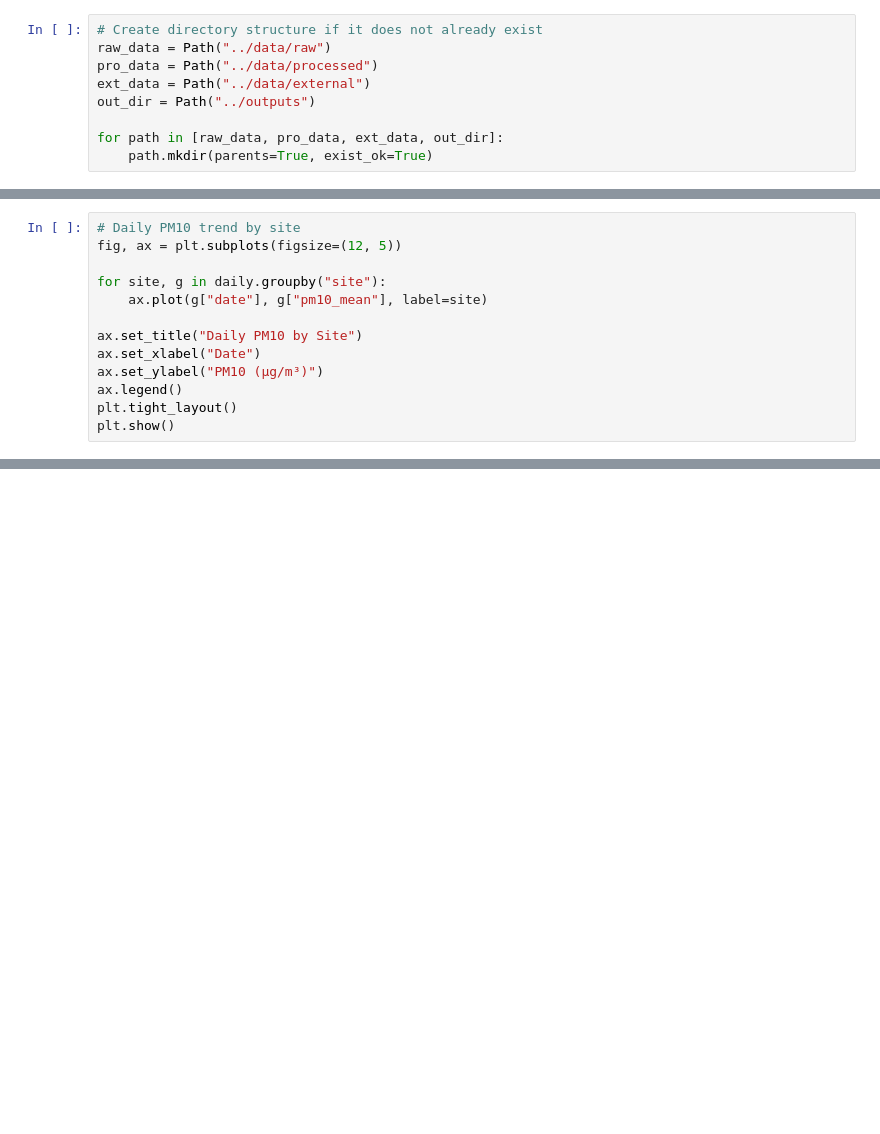
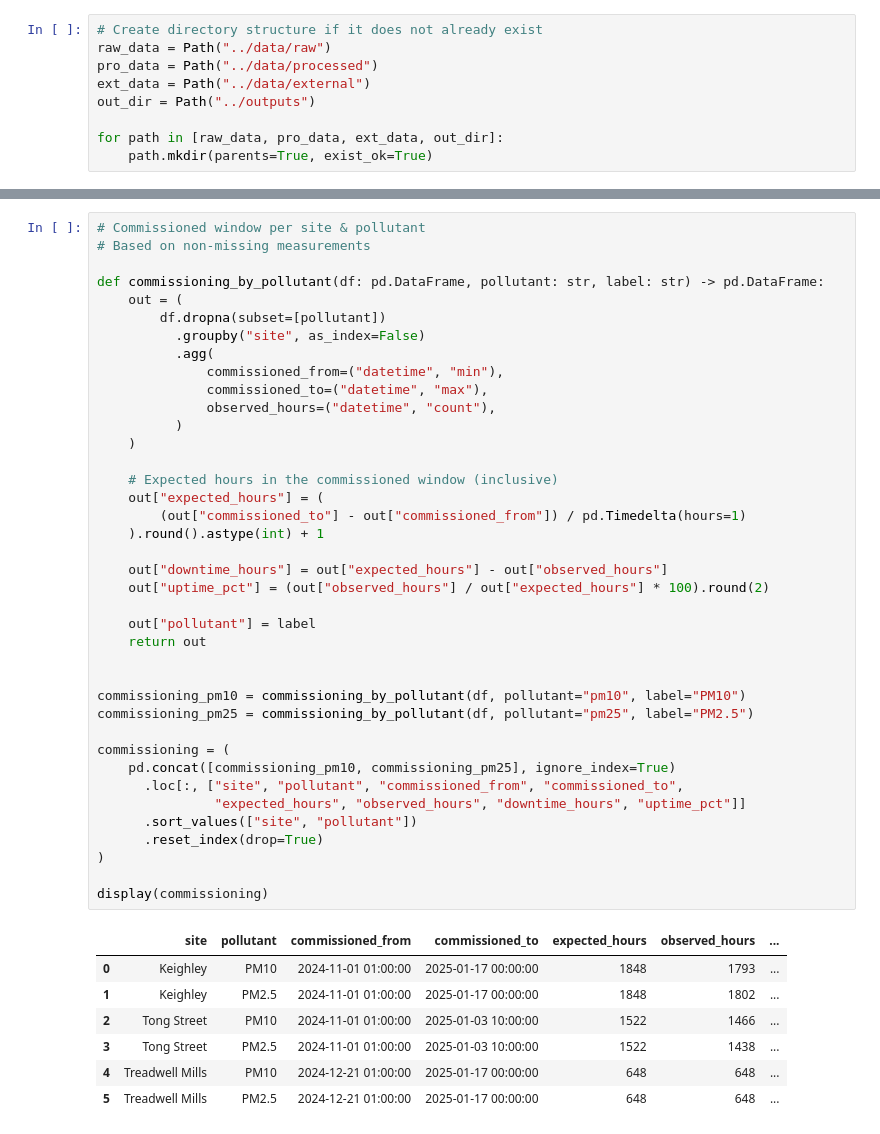
Before and after one commit to sayo2rule/bradford-air-quality-hdrc, a Jupyter notebook: notebooks/air_quality_analysis.ipynb, the cells around one changed output, grey strips where cells are left out. Saved outputs shown, nothing was run; the diff lists cells and outputs as text; blank space fills up the shorter version.

```diff
--- a/notebooks/air_quality_analysis.ipynb
+++ b/notebooks/air_quality_analysis.ipynb
@@ -664,13 +61,0 @@ plt.show()
-# %%
-# Daily PM10 trend by site
-fig, ax = plt.subplots(figsize=(12, 5))
-
-for site, g in daily.groupby("site"):
-    ax.plot(g["date"], g["pm10_mean"], label=site)
-
-ax.set_title("Daily PM10 by Site")
-ax.set_xlabel("Date")
-ax.set_ylabel("PM10 (µg/m³)")
-ax.legend()
-plt.tight_layout()
-plt.show()
@@ -843,0 +181,47 @@ One-liner to say aloud:
+# %%
+# Commissioned window per site & pollutant
+# Based on non-missing measurements
+
+def commissioning_by_pollutant(df: pd.DataFrame, pollutant: str, label: str) -> pd.DataFrame:
+    out = (
+        df.dropna(subset=[pollutant])
+          .groupby("site", as_index=False)
+          .agg(
+              commissioned_from=("datetime", "min"),
+              commissioned_to=("datetime", "max"),
+              observed_hours=("datetime", "count"),
+          )
+    )
+
+    # Expected hours in the commissioned window (inclusive)
+    out["expected_hours"] = (
+        (out["commissioned_to"] - out["commissioned_from"]) / pd.Timedelta(hours=1)
+    ).round().astype(int) + 1
+
+    out["downtime_hours"] = out["expected_hours"] - out["observed_hours"]
+    out["uptime_pct"] = (out["observed_hours"] / out["expected_hours"] * 100).round(2)
+
+    out["pollutant"] = label
+    return out
+
+
+commissioning_pm10 = commissioning_by_pollutant(df, pollutant="pm10", label="PM10")
+commissioning_pm25 = commissioning_by_pollutant(df, pollutant="pm25", label="PM2.5")
+
+commissioning = (
+    pd.concat([commissioning_pm10, commissioning_pm25], ignore_index=True)
+      .loc[:, ["site", "pollutant", "commissioned_from", "commissioned_to",
+               "expected_hours", "observed_hours", "downtime_hours", "uptime_pct"]]
+      .sort_values(["site", "pollutant"])
+      .reset_index(drop=True)
+)
+
+display(commissioning)
+# %% [output]
+|  | site | pollutant | commissioned_from | commissioned_to | expected_hours | observed_hours | ... |
+| 0 | Keighley | PM10 | 2024-11-01 01:00:00 | 2025-01-17 00:00:00 | 1848 | 1793 | ... |
+| 1 | Keighley | PM2.5 | 2024-11-01 01:00:00 | 2025-01-17 00:00:00 | 1848 | 1802 | ... |
+| 2 | Tong Street | PM10 | 2024-11-01 01:00:00 | 2025-01-03 10:00:00 | 1522 | 1466 | ... |
+| 3 | Tong Street | PM2.5 | 2024-11-01 01:00:00 | 2025-01-03 10:00:00 | 1522 | 1438 | ... |
+| 4 | Treadwell Mills | PM10 | 2024-12-21 01:00:00 | 2025-01-17 00:00:00 | 648 | 648 | ... |
+| 5 | Treadwell Mills | PM2.5 | 2024-12-21 01:00:00 | 2025-01-17 00:00:00 | 648 | 648 | ... |
```
Also changed, not shown: parts of 93 cells of this notebook.
